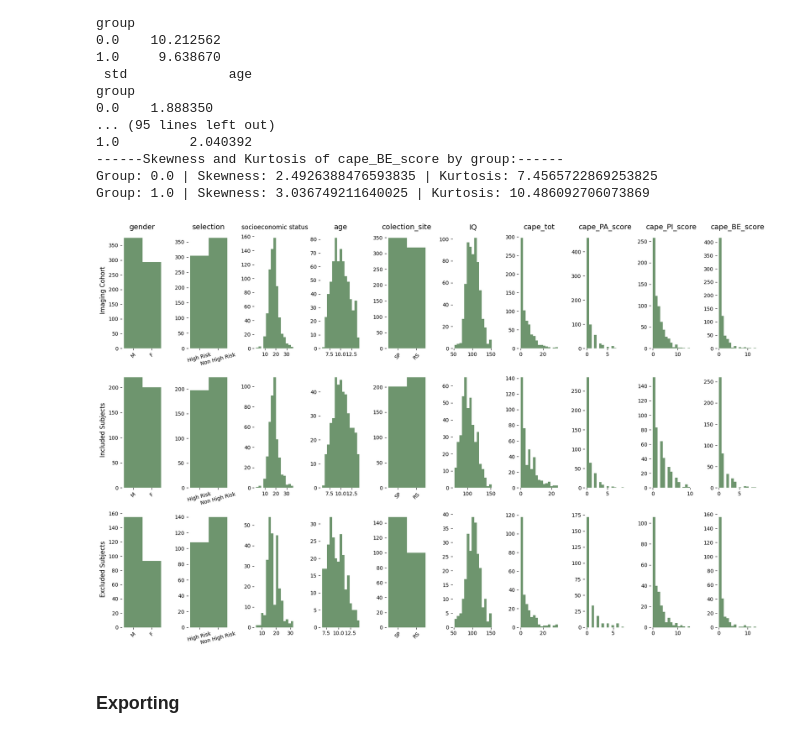
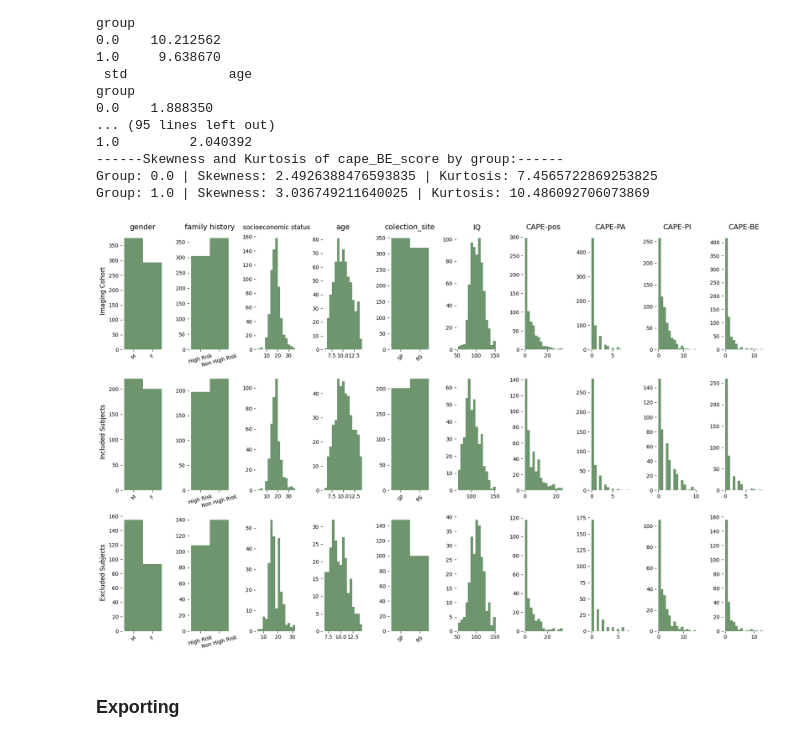
Before and after one commit to angeloodr/INPD-neuroimage-cape, a Jupyter notebook: code/organizing_dataset.ipynb, the cells around one changed output. Cells and saved outputs as stored; diff of their text form; code cells hidden in the pictures.

```diff
--- a/code/organizing_dataset.ipynb
+++ b/code/organizing_dataset.ipynb
@@ -460,7 +460,10 @@ for idf, data_frame in enumerate([df_inicial, df_final_final, df_inicial.query('
             # Plotar apenas o histograma para variáveis categóricas
             plt.hist(data, bins=2 ,alpha=0.6, color="#0d4f0d", label='Histograma')
             if idf == 0:
-                plt.title(f'{var}', fontsize=14)
+                if var == 'selection':
+                     plt.title('family history', fontsize=14)
+                else:
+                    plt.title(f'{var}', fontsize=14)
             # adicinar eixo x perconalizado para variáveis categóricas
             # se for gender utilizar M no lugar do 1.25 e F no lugar do 1.75
             if var == 'gender':
@@ -471,36 +474,44 @@ for idf, data_frame in enumerate([df_inicial, df_final_final, df_inicial.query('
             # se for conlection_site utilizar SP no lugar do 1.25 e RS no lugar do 1.75
             if var == 'colection_site':
                     plt.xticks(ticks=[1.25, 1.75], labels=['SP', 'RS'], rotation=45)
         else:
             # Plotar o histograma da variável
             plt.hist(data, bins=15, density=False, alpha=0.6, color="#0d4f0d", label='Histograma')
 
             if idf == 0 and var == 'DQ':
                 plt.title(f'IQ', fontsize=14)
-            if idf == 0 and var == 'abepscore':
+            elif idf == 0 and var == 'abepscore':
                 plt.title(f'socioeconomic status', fontsize=12)
-            if idf == 0 and var not in ['DQ', 'abepscore']:
+            elif idf == 0 and var == 'cape_tot':
+                plt.title('CAPE-pos', fontsize=14)
+            elif idf == 0 and var == 'cape_PA_score':
+                plt.title('CAPE-PA', fontsize=14)
+            elif idf == 0 and var == 'cape_PI_score':
+                plt.title('CAPE-PI', fontsize=14)
+            elif idf == 0 and var == 'cape_BE_score':
+                plt.title('CAPE-BE', fontsize=14)
+            elif idf == 0 and var not in ['DQ', 'abepscore', 'cape_tot', 'cape_PA_score', 'cape_PI_score', 'cape_BE_score']:
                 plt.title(f'{var}', fontsize=14)
 
 
         # Adicionar o nome do eixo Y apenas para o primeiro gráfico de cada linha
         if indexx == 0:
             plt.ylabel(paper_titles[idf], fontsize=12)
 
         # Remover o eixo vertical e os valores do gráfico
         # plt.gca().axes.get_xaxis().set_visible(False)  # Esconde o eixo Y
         plt.gca().spines['left'].set_visible(False)    # Remove a linha do eixo Y
         plt.gca().spines['right'].set_visible(False)   # Remove a linha do eixo Y
         plt.gca().spines['top'].set_visible(False)     # Remove a linha do eixo superior
         plt.gca().spines['bottom'].set_visible(False)  # Remove a linha do eixo inferior
 
 
 
 # Ajustar o layout para evitar sobreposição
 plt.tight_layout(rect=[0, 0, 1, 0.97])  # Deixar espaço no topo para os títulos
 plt.show()
 # %% [output]
-[figure, old version]
+[figure, new version]
 # %% [markdown]
 ### Exporting
 # %%
```
Also changed, not shown: parts of 4 cells of this notebook, 3 other files.
